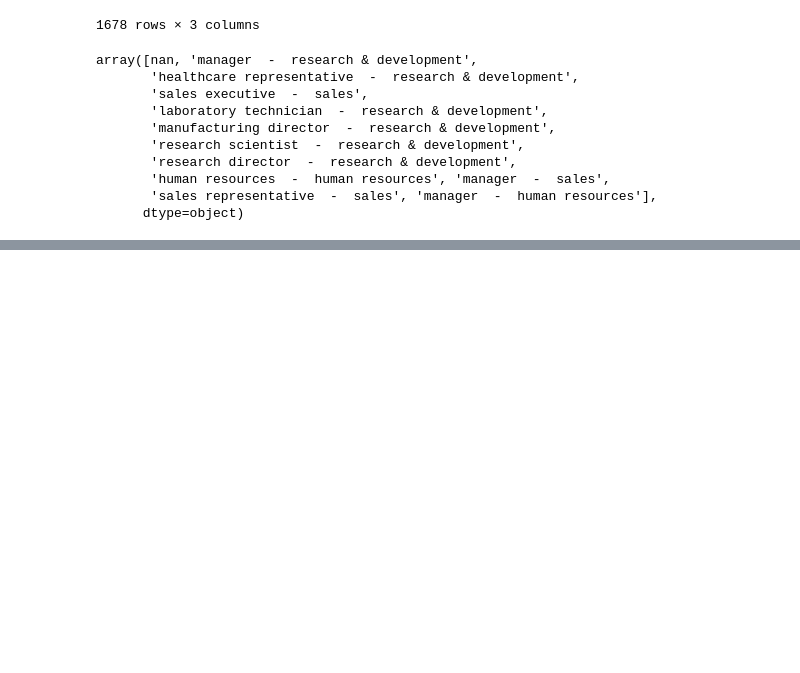
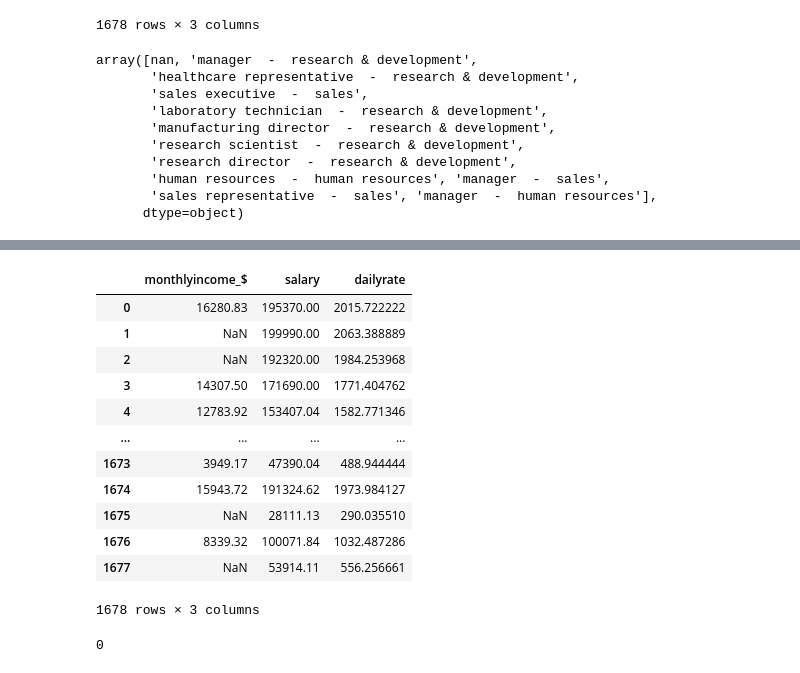
Before and after one commit to ana-nobre/Talent-Optimization-for-Corporation-HR-Data-Analytics, a Jupyter notebook: datalimpia.ipynb, the cells around one changed output, grey strips where cells are left out. Cells and saved outputs as stored; diff of their text form; code cells hidden in the pictures; blank space fills up the shorter version.

```diff
--- a/datalimpia.ipynb
+++ b/datalimpia.ipynb
@@ -344,0 +512,25 @@ memory usage: 473.6+ KB
+# %%
+# Columnas a convertir
+cols_to_numeric = ['salary', 'monthlyincome_$', 'sameasmonthlyincome']
+
+# Imprimir el estado inicial
+print("Valores faltantes ANTES de la limpieza:")
+print(df_limpio[cols_to_numeric].isnull().sum())
+
+# Convertir a numérico
+for col in cols_to_numeric:
+    df_limpio[col] = pd.to_numeric(df_limpio[col], errors='coerce')
+
+# Verificar si 'monthlyincome' y 'sameasmonthlyincome' son idénticas
+# El método .equals() es perfecto para esto, ya que compara los valores y los NaN
+if df_limpio['monthlyincome_$'].equals(df_limpio['sameasmonthlyincome']):
+    print("\nConfirmado: 'sameasmonthlyincome' es una copia exacta de 'monthlyincome_$'.")
+    # Eliminamos la columna redundante
+    df_limpio.drop(columns=['sameasmonthlyincome'], inplace=True)
+    print("Columna 'sameasmonthlyincome' eliminada.")
+else:
+    print("\n'sameasmonthlyincome' no es una copia exacta de 'monthlyincome'. Se recomienda investigar más a fondo.")
+
+# Imprimir el estado después de la limpieza y eliminación
+print("\nValores faltantes DESPUÉS de la limpieza:")
+print(df_limpio[['salary', 'monthlyincome_$']].isnull().sum())
@@ -344,0 +551,3 @@ memory usage: 473.6+ KB
+# %%
+# Rellenar 'salary' usando 'monthlyincome'
+df_limpio['salary'].fillna(df_limpio['monthlyincome_$'] * 12, inplace=True)
@@ -344,0 +561,21 @@ memory usage: 473.6+ KB
+# %%
+df_income = df_limpio[['monthlyincome_$', 'salary', 'dailyrate']]
+df_income
+# %% [output]
+|  | monthlyincome_$ | salary | dailyrate |
+| 0 | 16280.83 | 195370.00 | 2015.722222 |
+| 1 | NaN | 199990.00 | 2063.388889 |
+| 2 | NaN | 192320.00 | 1984.253968 |
+| 3 | 14307.50 | 171690.00 | 1771.404762 |
+| 4 | 12783.92 | 153407.04 | 1582.771346 |
+| ... | ... | ... | ... |
+| 1673 | 3949.17 | 47390.04 | 488.944444 |
+| 1674 | 15943.72 | 191324.62 | 1973.984127 |
+| 1675 | NaN | 28111.13 | 290.035510 |
+| 1676 | 8339.32 | 100071.84 | 1032.487286 |
+| 1677 | NaN | 53914.11 | 556.256661 |
+1678 rows × 3 columns
+# %%
+df_limpio['salary'].isna().sum()
+# %% [output]
+0
```
Also changed, not shown: parts of 22 cells of this notebook.
